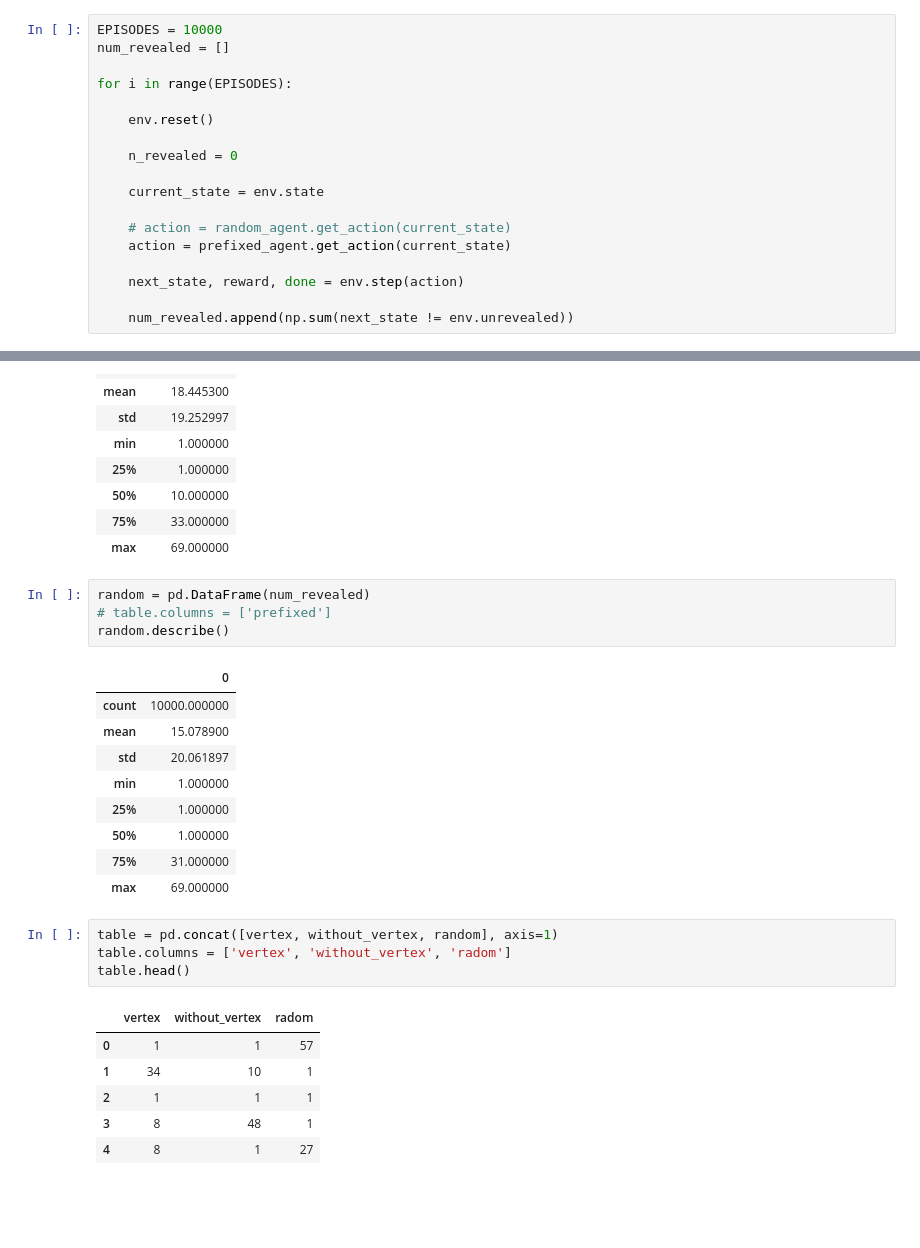
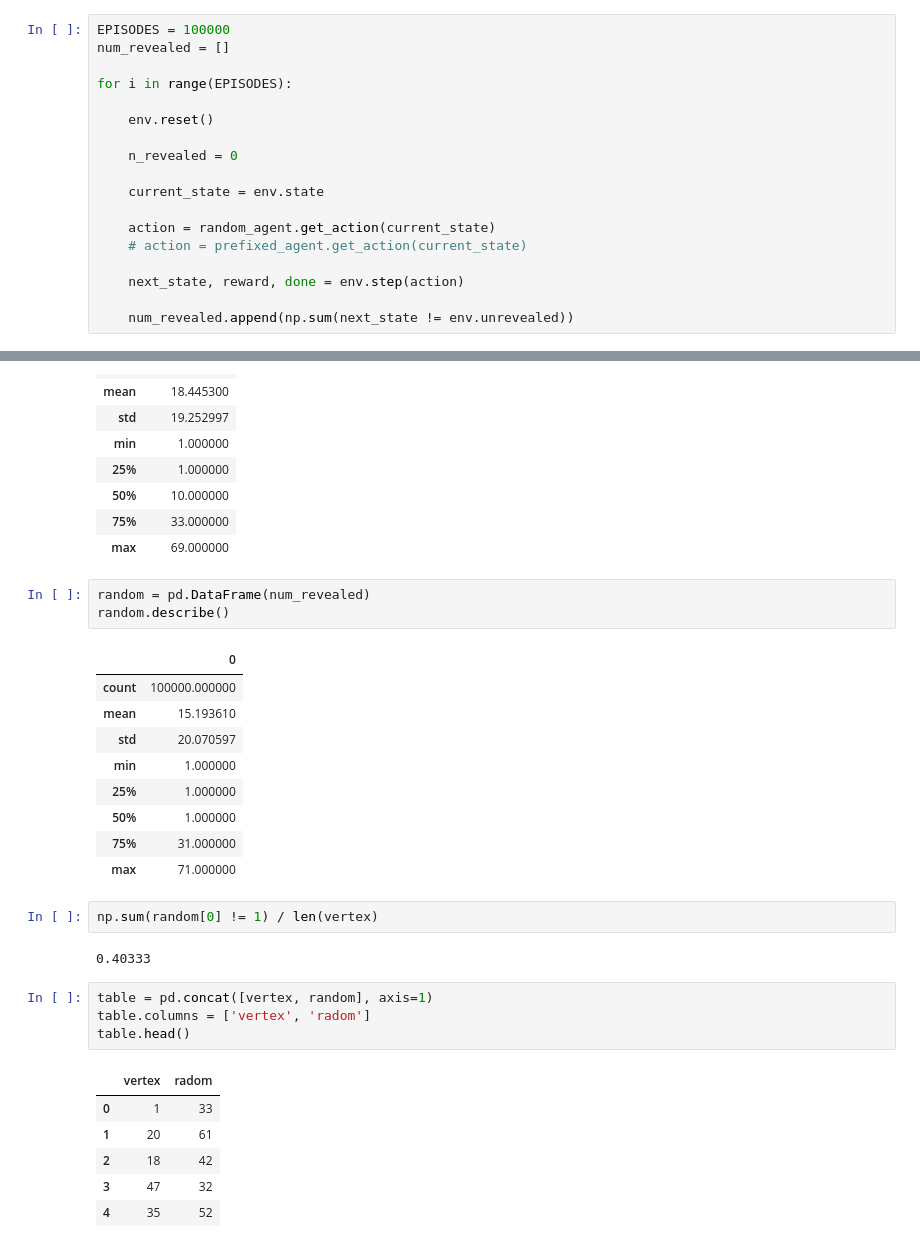
Before and after one commit to Tonnonssi/-RL-Minesweeper, a Jupyter notebook: codes/lab/처음 선택과 까지는 타일 수.ipynb, the cells around one changed output, grey strips where cells are left out. Cells and saved outputs as stored; diff of their text form; blank space fills up the shorter version.

Commit message:
- 11채널 state를 위해 수정한 코드들 - 시각화용 코드들 - 이미지 조금

```diff
--- a/codes/lab/처음 선택과 까지는 타일 수.ipynb
+++ b/codes/lab/처음 선택과 까지는 타일 수.ipynb
@@ -148,7 +149,7 @@ random_agent = RandomAgent(env=env,
 # %% [markdown]
 ## 02 Test
 # %%
-EPISODES = 10000
+EPISODES = 100000
 num_revealed = []
 
 for i in range(EPISODES):
@@ -159,8 +160,8 @@ for i in range(EPISODES):
 
     current_state = env.state
 
-    # action = random_agent.get_action(current_state)
-    action = prefixed_agent.get_action(current_state)
+    action = random_agent.get_action(current_state)
+    # action = prefixed_agent.get_action(current_state)
 
     next_state, reward, done = env.step(action)
 
@@ -193,27 +198,30 @@ without_vertex.describe()
 | max | 69.000000 |
 # %%
 random = pd.DataFrame(num_revealed)
-# table.columns = ['prefixed']
 random.describe()
 # %% [output]
 |  | 0 |
-| count | 10000.000000 |
-| mean | 15.078900 |
-| std | 20.061897 |
+| count | 100000.000000 |
+| mean | 15.193610 |
+| std | 20.070597 |
 | min | 1.000000 |
 | 25% | 1.000000 |
 | 50% | 1.000000 |
 | 75% | 31.000000 |
-| max | 69.000000 |
+| max | 71.000000 |
+# %%
+np.sum(random[0] != 1) / len(vertex)
+# %% [output]
+0.40333
 # %%
-table = pd.concat([vertex, without_vertex, random], axis=1)
-table.columns = ['vertex', 'without_vertex', 'radom']
+table = pd.concat([vertex, random], axis=1)
+table.columns = ['vertex', 'radom']
 table.head()
 # %% [output]
-|  | vertex | without_vertex | radom |
-| 0 | 1 | 1 | 57 |
-| 1 | 34 | 10 | 1 |
-| 2 | 1 | 1 | 1 |
-| 3 | 8 | 48 | 1 |
-| 4 | 8 | 1 | 27 |
+|  | vertex | radom |
+| 0 | 1 | 33 |
+| 1 | 20 | 61 |
+| 2 | 18 | 42 |
+| 3 | 47 | 32 |
+| 4 | 35 | 52 |
 # %%
```
Also changed, not shown: parts of 4 cells of this notebook, 9 other files.
